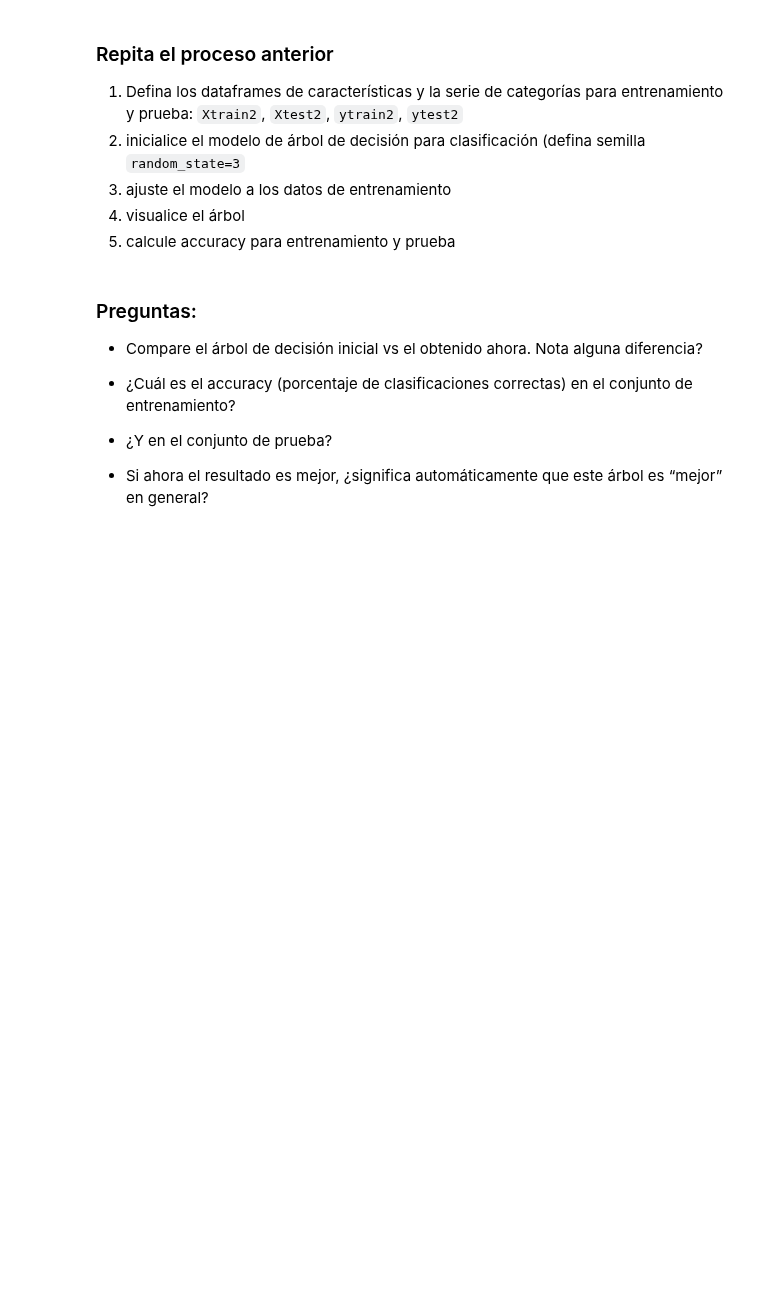
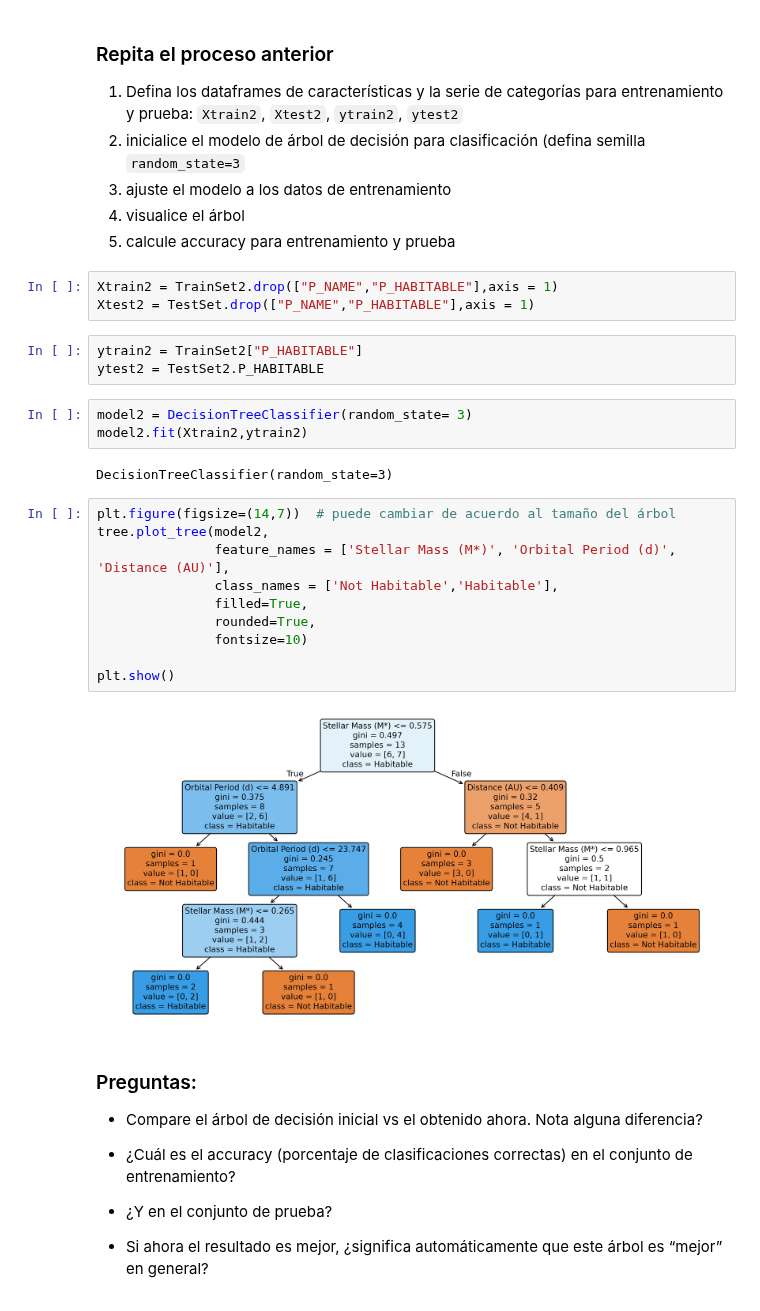
Before and after one commit to tobi557/ML_USM, a Jupyter notebook: Actividades/Semana3_AD_kNN.ipynb, the cells around one changed output. Drawn from its saved outputs; the diff is of its cells as text; blank space fills up the shorter version.

```diff
--- a/Actividades/Semana3_AD_kNN.ipynb
+++ b/Actividades/Semana3_AD_kNN.ipynb
@@ -271,6 +424,29 @@ TestSet2 = LearningSet.iloc[:5,:]
 3. ajuste el modelo a los datos de entrenamiento
 4. visualice el árbol
 5. calcule accuracy para entrenamiento y prueba
+# %%
+Xtrain2 = TrainSet2.drop(["P_NAME","P_HABITABLE"],axis = 1)
+Xtest2 = TestSet.drop(["P_NAME","P_HABITABLE"],axis = 1)
+# %%
+ytrain2 = TrainSet2["P_HABITABLE"]
+ytest2 = TestSet2.P_HABITABLE
+# %%
+model2 = DecisionTreeClassifier(random_state= 3)
+model2.fit(Xtrain2,ytrain2)
+# %% [output]
+DecisionTreeClassifier(random_state=3)
+# %%
+plt.figure(figsize=(14,7))  # puede cambiar de acuerdo al tamaño del árbol
+tree.plot_tree(model2,
+               feature_names = ['Stellar Mass (M*)', 'Orbital Period (d)', 'Distance (AU)'],
+               class_names = ['Not Habitable','Habitable'],
+               filled=True,
+               rounded=True,
+               fontsize=10)
+
+plt.show()
+# %% [output]
+[figure, added]
 # %% [markdown]
 ### Preguntas:
 
```
Also changed, not shown: parts of 43 cells of this notebook.
